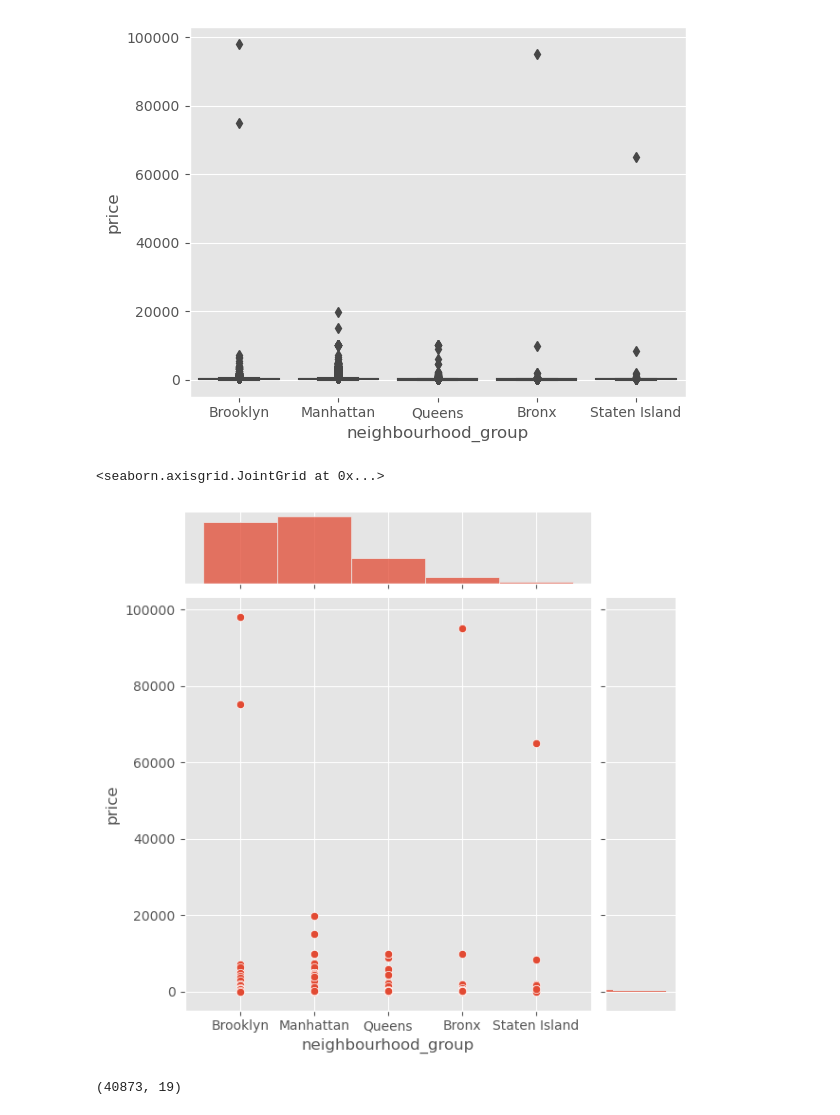
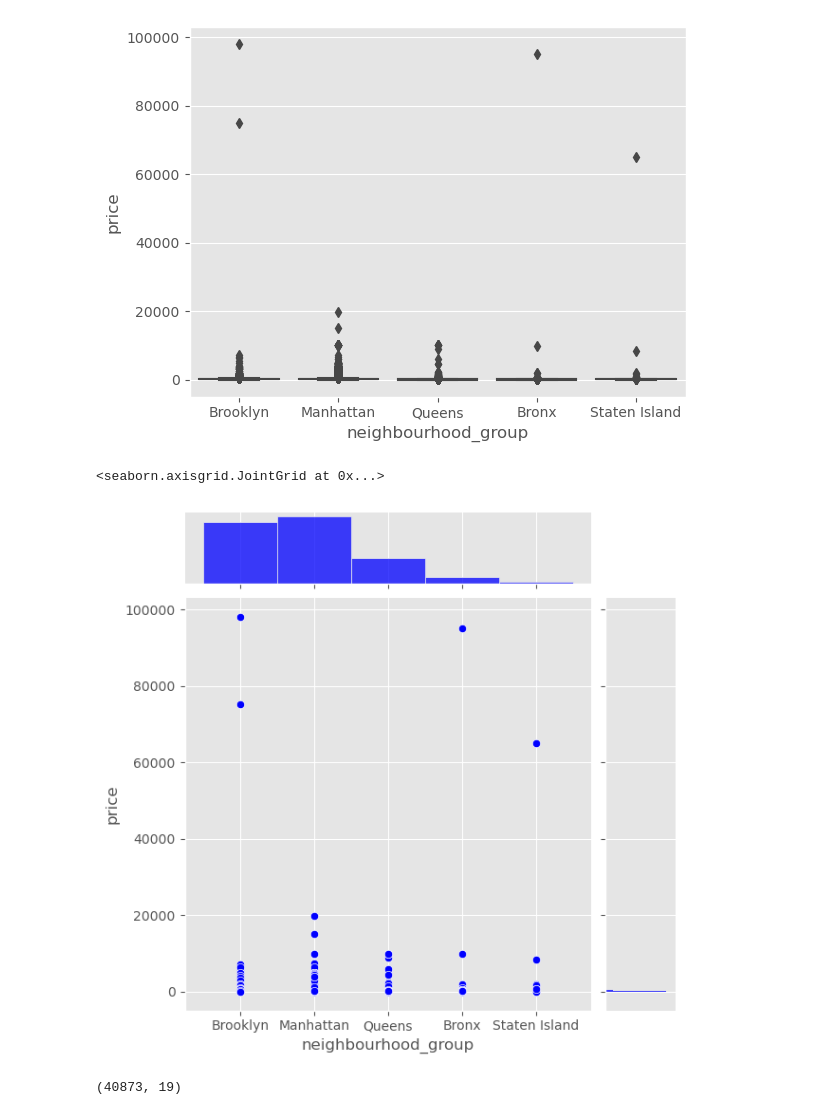
Before and after one commit to liu-roger/data_visualization_project, a Jupyter notebook: visualizations/neighborhood_group_vs_price_plots.ipynb, the cells around one changed output. Saved outputs shown, nothing was run; the diff lists cells and outputs as text; code cells hidden in the pictures.

```diff
--- a/visualizations/neighborhood_group_vs_price_plots.ipynb
+++ b/visualizations/neighborhood_group_vs_price_plots.ipynb
@@ -53,10 +53,10 @@ sns.boxplot(x = 'neighbourhood_group', y = 'price', data = listingsNYC)
 <AxesSubplot:xlabel='neighbourhood_group', ylabel='price'>
 [figure]
 # %%
-sns.jointplot(x = listingsNYC['neighbourhood_group'],y = listingsNYC['price'])
+sns.jointplot(x = listingsNYC['neighbourhood_group'],y = listingsNYC['price'], color='blue')
 # %% [output]
 <seaborn.axisgrid.JointGrid at 0x...>
-[figure, old version]
+[figure, new version]
 # %%
 price_no_outlier = listingsNYC.loc[(listingsNYC['price'] - listingsNYC['price'].mean()).abs() / listingsNYC['price'].std() < 1]
 # %%
```
Also changed, not shown: parts of 1 cell of this notebook, 2 other files.
